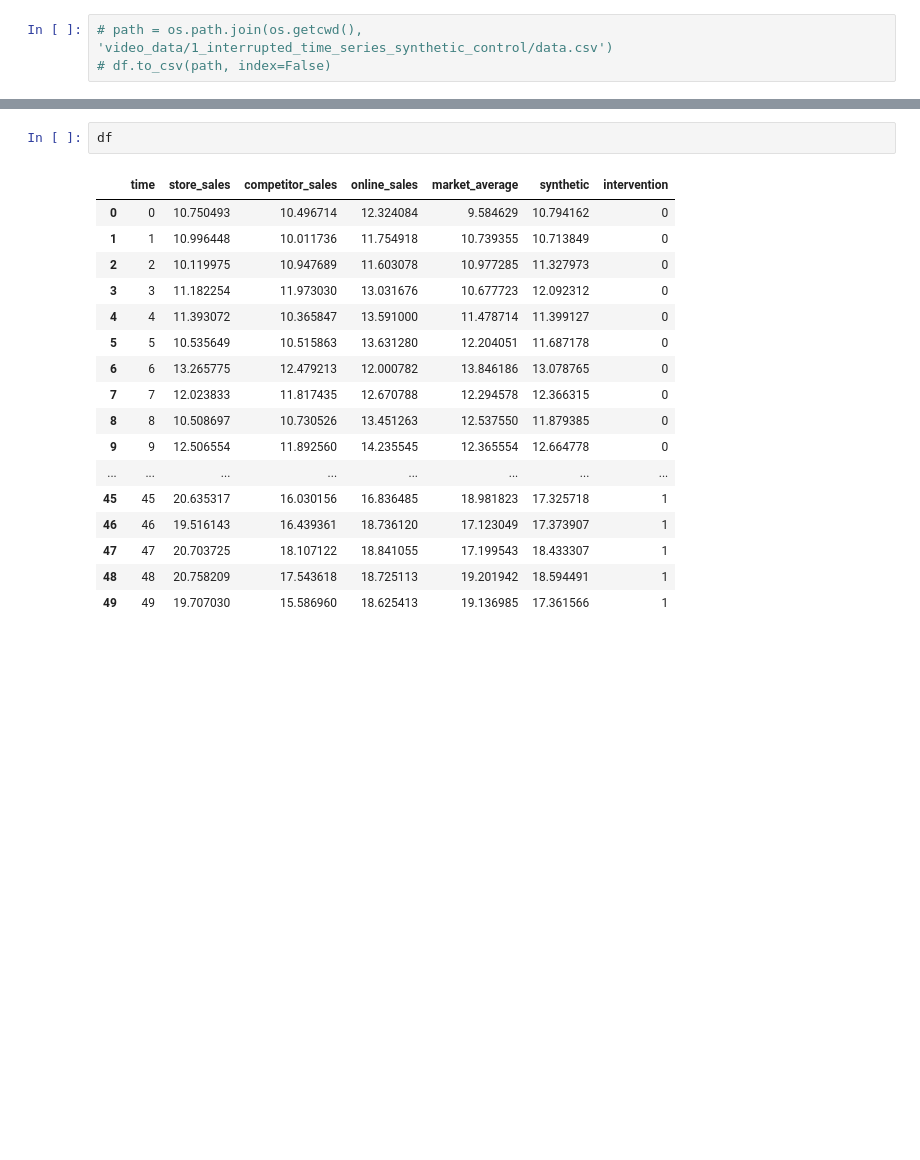
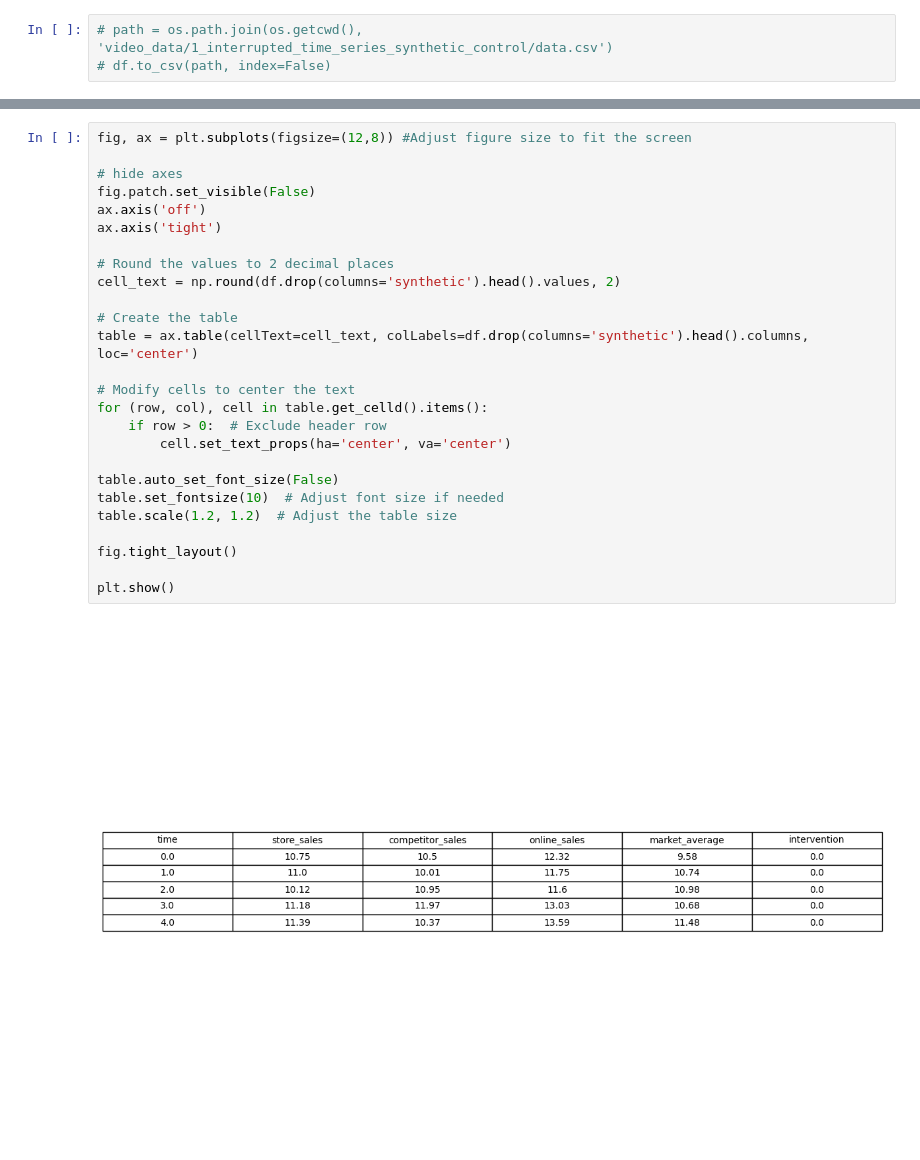
Before and after one commit to fabioheiji/ai_projects, a Jupyter notebook: causal_inference/uber_decision_tree_causal/1_interrupted_time_series_synthetic_control.ipynb, the cells around one changed output, grey strips where cells are left out. Saved outputs shown, nothing was run; the diff lists cells and outputs as text; blank space fills up the shorter version.

```diff
--- a/causal_inference/uber_decision_tree_causal/1_interrupted_time_series_synthetic_control.ipynb
+++ b/causal_inference/uber_decision_tree_causal/1_interrupted_time_series_synthetic_control.ipynb
@@ -210,20 +219,28 @@ model.view_model()
-# %%
-df
-# %% [output]
-|  | time | store_sales | competitor_sales | online_sales | market_average | synthetic | intervention |
-| 0 | 0 | 10.750493 | 10.496714 | 12.324084 | 9.584629 | 10.794162 | 0 |
-| 1 | 1 | 10.996448 | 10.011736 | 11.754918 | 10.739355 | 10.713849 | 0 |
-| 2 | 2 | 10.119975 | 10.947689 | 11.603078 | 10.977285 | 11.327973 | 0 |
-| 3 | 3 | 11.182254 | 11.973030 | 13.031676 | 10.677723 | 12.092312 | 0 |
-| 4 | 4 | 11.393072 | 10.365847 | 13.591000 | 11.478714 | 11.399127 | 0 |
-| 5 | 5 | 10.535649 | 10.515863 | 13.631280 | 12.204051 | 11.687178 | 0 |
-| 6 | 6 | 13.265775 | 12.479213 | 12.000782 | 13.846186 | 13.078765 | 0 |
-| 7 | 7 | 12.023833 | 11.817435 | 12.670788 | 12.294578 | 12.366315 | 0 |
-| 8 | 8 | 10.508697 | 10.730526 | 13.451263 | 12.537550 | 11.879385 | 0 |
-| 9 | 9 | 12.506554 | 11.892560 | 14.235545 | 12.365554 | 12.664778 | 0 |
-| ... | ... | ... | ... | ... | ... | ... | ... |
-| 45 | 45 | 20.635317 | 16.030156 | 16.836485 | 18.981823 | 17.325718 | 1 |
-| 46 | 46 | 19.516143 | 16.439361 | 18.736120 | 17.123049 | 17.373907 | 1 |
-| 47 | 47 | 20.703725 | 18.107122 | 18.841055 | 17.199543 | 18.433307 | 1 |
-| 48 | 48 | 20.758209 | 17.543618 | 18.725113 | 19.201942 | 18.594491 | 1 |
-| 49 | 49 | 19.707030 | 15.586960 | 18.625413 | 19.136985 | 17.361566 | 1 |
+# %%
+fig, ax = plt.subplots(figsize=(12,8)) #Adjust figure size to fit the screen
+
+# hide axes
+fig.patch.set_visible(False)
+ax.axis('off')
+ax.axis('tight')
+
+# Round the values to 2 decimal places
+cell_text = np.round(df.drop(columns='synthetic').head().values, 2)
+
+# Create the table
+table = ax.table(cellText=cell_text, colLabels=df.drop(columns='synthetic').head().columns, loc='center')
+
+# Modify cells to center the text
+for (row, col), cell in table.get_celld().items():
+    if row > 0:  # Exclude header row
+        cell.set_text_props(ha='center', va='center')
+
+table.auto_set_font_size(False)
+table.set_fontsize(10)  # Adjust font size if needed
+table.scale(1.2, 1.2)  # Adjust the table size
+
+fig.tight_layout()
+
+plt.show()
+# %% [output]
+[figure, added]
```
Also changed, not shown: parts of 5 cells of this notebook, 1 other file.
